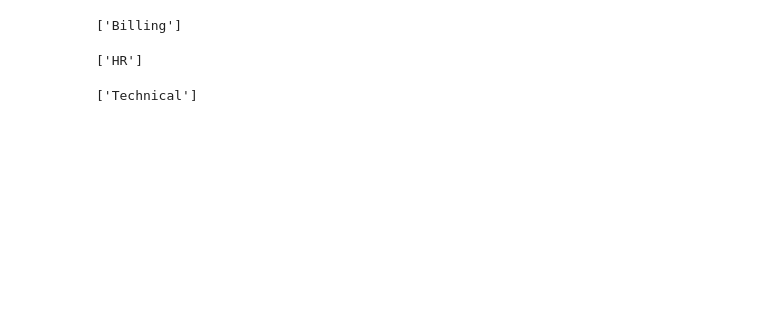
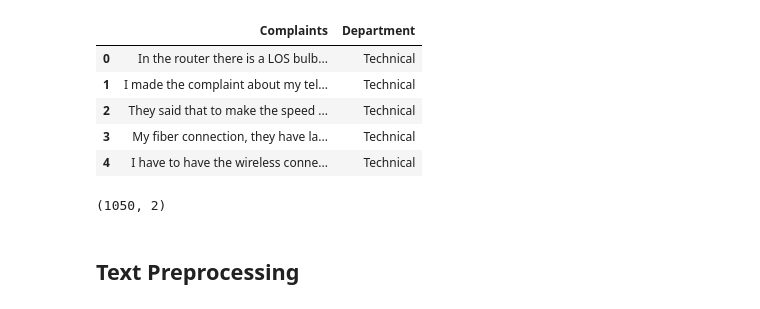
Before and after one commit to SewminaFernando/AggroDetect, a Jupyter notebook: RandomForest.ipynb, the cells around one changed output. Cells and saved outputs as stored; diff of their text form; code cells hidden in the pictures; blank space fills up the shorter version.

Commit message:
Changes In Random Forest Model

```diff
--- a/RandomForest.ipynb
+++ b/RandomForest.ipynb
@@ -186,40 +0,0 @@ print(prediction)
-# %%
-complaint = """There have been consistent discrepancies in the charges reflected on my monthly statements.
-Despite selecting a specific plan with clearly defined costs, I have noticed unauthorized fees and unexplained increases in my bills.
-This lack of transparency has left me frustrated and confused about the actual charges for the services I am receiving."""
-# Transform the new complaint using the same TF-IDF vectorizer
-complaint_tfidf = tfidf.transform([complaint]).toarray()
-
-# Make predictions using the best_rf_model
-prediction = best_rf_model.predict(complaint_tfidf)
-
-print(prediction)
-# %% [output]
-['Billing']
-# %%
-complaint = """The customer service agent I spoke to demonstrated
-a complete lack of empathy towards my concerns. Instead of actively listening
-and understanding the issue, the agent seemed disinterested and indifferent."""
-
-# Transform the new complaint using the same TF-IDF vectorizer
-complaint_tfidf = tfidf.transform([complaint]).toarray()
-
-# Make predictions using the best_rf_model
-prediction = best_rf_model.predict(complaint_tfidf)
-
-print(prediction)
-# %% [output]
-['HR']
-# %%
-complaint = """Despite numerous attempts to troubleshoot the problem on my end, including resetting the router, checking for software updates,
-and ensuring proper device configurations, the WiFi connection remains unstable and frequently disconnects. This has severely impacted my ability to work,
-engage in online meetings, and enjoy a seamless internet experience."""
-# Transform the new complaint using the same TF-IDF vectorizer
-complaint_tfidf = tfidf.transform([complaint]).toarray()
-
-# Make predictions using the best_rf_model
-prediction = best_rf_model.predict(complaint_tfidf)
-
-print(prediction)
-# %% [output]
-['Technical']
@@ -230,0 +14,17 @@ pickle.dump(tfidf, open('Models/dep_vectorizer.pickle','wb'))
+# %%
+# Loading data
+df = pd.read_csv('Datasets/balanced_augmented_dataset.csv')
+df.head()
+# %% [output]
+|  | Complaints | Department |
+| 0 | In the router there is a LOS bulb... | Technical |
+| 1 | I made the complaint about my tel... | Technical |
+| 2 | They said that to make the speed ... | Technical |
+| 3 | My fiber connection, they have la... | Technical |
+| 4 | I have to have the wireless conne... | Technical |
+# %%
+df.shape
+# %% [output]
+(1050, 2)
+# %% [markdown]
+## Text Preprocessing
```
Also changed, not shown: parts of 47 cells of this notebook, 32 other files.
